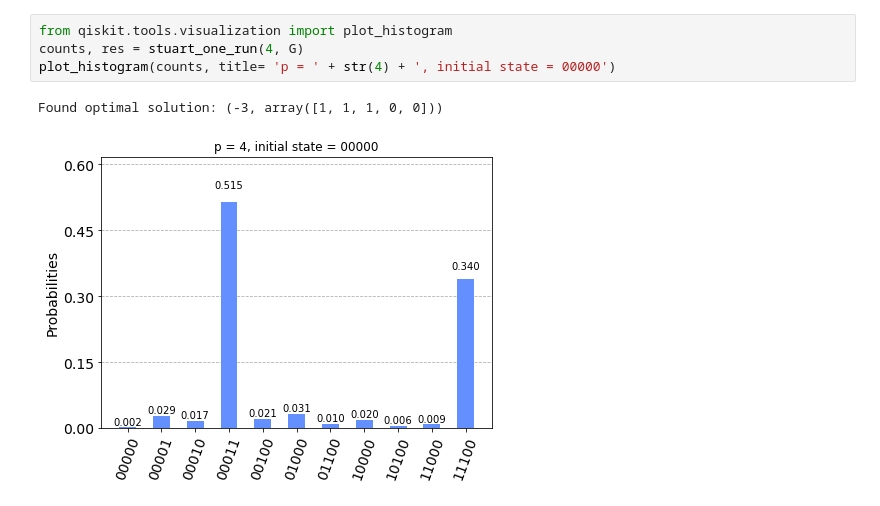
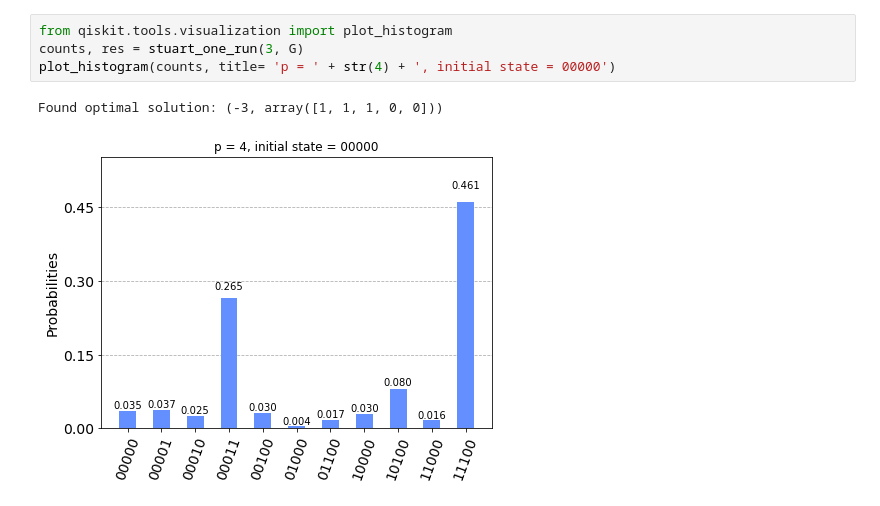
Before and after one commit to rsln-s/variationaltoolkit, a Jupyter notebook: examples/ansatz_comparison_demo.ipynb, the cells around one changed output. Drawn from its saved outputs; the diff is of its cells as text.

```diff
--- a/examples/ansatz_comparison_demo.ipynb
+++ b/examples/ansatz_comparison_demo.ipynb
@@ -15,7 +15,7 @@ nx.draw(G)
 # %%
 from qiskit.tools.visualization import plot_histogram
-counts, res = stuart_one_run(4, G)
+counts, res = stuart_one_run(3, G)
 plot_histogram(counts, title= 'p = ' + str(4) + ', initial state = 00000')
 # %% [output]
 Found optimal solution: (-3, array([1, 1, 1, 0, 0]))
-[figure, old version]
+[figure, new version]
```
Also changed, not shown: parts of 2 cells of this notebook.
